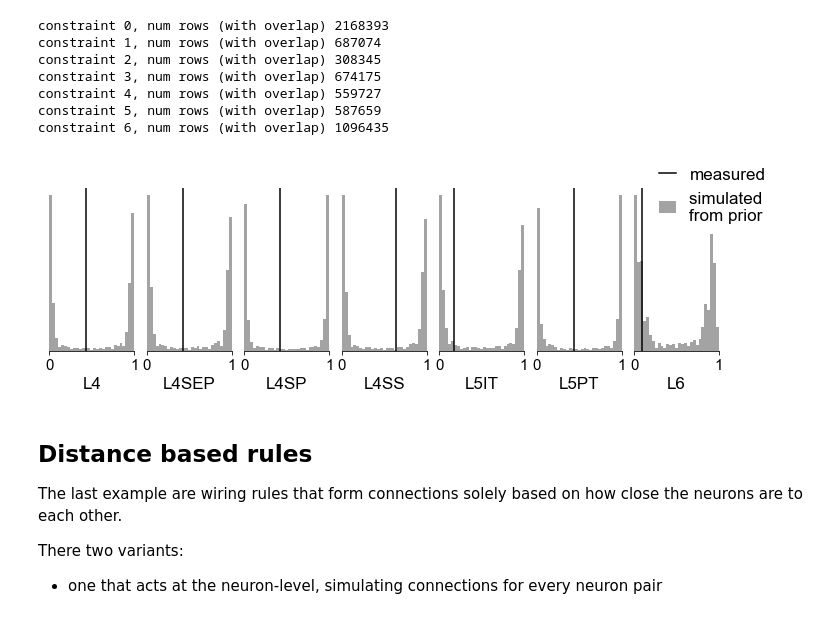
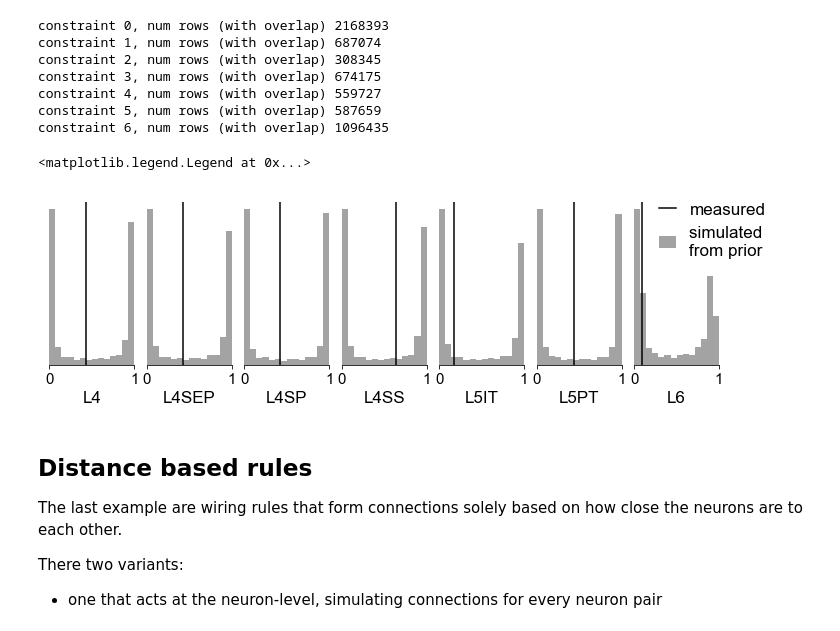
Before and after one commit to mackelab/sbi-for-connectomics, a Jupyter notebook: tutorials/1_simulation.ipynb, the cells around one changed output. Cells and saved outputs as stored; diff of their text form; code cells hidden in the pictures.

```diff
--- a/tutorials/how_to_simulate.ipynb
+++ b/tutorials/1_simulation.ipynb
@@ -61,29 +61,33 @@ theta, x = simulate_for_sbi(batch_simulator, prior, num_simulations=num_simulati
                             simulation_batch_size=1)
 # %%
 # save prior predictive samples
-with open("../results/prior_predictive_samples_dso.p", "wb") as fh:
-    pickle.dump(dict(theta=theta, x=x), fh)
+with open("../data/presimulated_dso_gaussian_05_n500000.p", "rb") as fh:
+    prior, ths, xs = pickle.load(fh).values()
 # %%
 fig, ax = plt.subplots(1, 7, figsize=(12, 3), gridspec_kw=dict(wspace=0.15))
 xo = np.array([[0.4300, 0.4300, 0.4200, 0.6400, 0.1700, 0.4400, 0.0900]])
 
 colors = ['#377eb8', '#ff7f00', '#4daf4a',
                   '#f781bf', '#a65628', '#984ea3',
                   '#999999', '#e41a1c', '#dede00']
 data_labels = [r"L4", r"L4SEP", r"L4SP", r"L4SS", r"L5IT", r"L5PT", r"L6"]
+num_bins = 15
 
 for ii in range(7):
     plt.sca(ax[ii])
-    plt.hist(x[:, ii].numpy(), color=colors[6], bins=np.linspace(0, 1, 30), alpha=0.9)
+    plt.hist(xs[:, ii].numpy(), color=colors[6],
+             bins=np.linspace(0, 1, num_bins),
+             density=True,
+             alpha=0.9)
     plt.axvline(xo[0, ii], color="k")
     plt.xticks(np.linspace(0,1,2))
     plt.xlim(0, 1)
     ax[ii].spines["right"].set_visible(False)
     ax[ii].spines["top"].set_visible(False)
     ax[ii].spines["left"].set_visible(False)
     plt.yticks([])
     plt.xlabel(data_labels[ii])
-plt.legend(["measured", "simulated \nfrom prior"], bbox_to_anchor=(.11, .69), handlelength=1.0)
-plt.savefig("prior_predictive.png", dpi=300, bbox_inches='tight')
+plt.legend(["measured", "simulated \nfrom prior"], bbox_to_anchor=(.11, .56), handlelength=1.0)
 # %% [output]
+<matplotlib.legend.Legend at 0x...>
-[figure, old version]
+[figure, new version]
```
Also changed, not shown: parts of 1 cell of this notebook, 3 other files.
